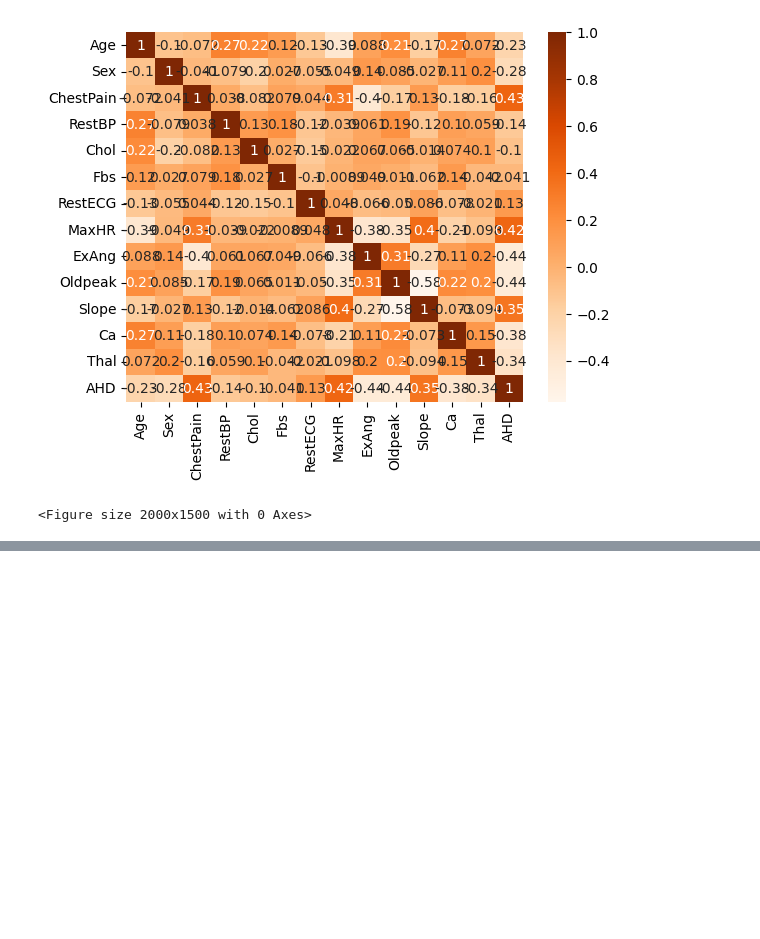
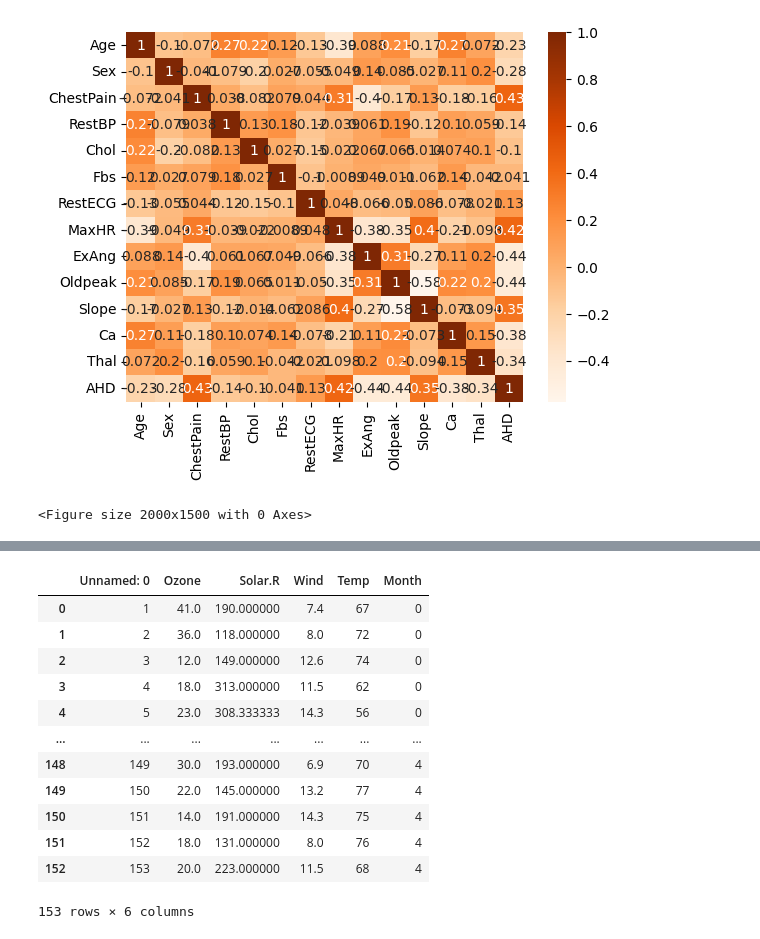
Before and after one commit to adityakardile6329/dsbda-assign, a Jupyter notebook: model build_corre.ipynb, the cells around one changed output, grey strips where cells are left out. Cells and saved outputs as stored; diff of their text form; code cells hidden in the pictures; blank space fills up the shorter version.

```diff
--- a/model build_corre.ipynb
+++ b/model build_corre.ipynb
@@ -84,0 +126,4 @@ plt.show()
+# %%
+df['Ozone'] = df['Ozone'].interpolate()
+# %%
+df['Solar.R'] = df['Solar.R'].interpolate()
@@ -84,0 +143,20 @@ plt.show()
+# %%
+# x = df.iloc[:, 1:5]
+# x
+
+x = df.iloc[:,:-1]
+x
+# %% [output]
+|  | Unnamed: 0 | Ozone | Solar.R | Wind | Temp | Month |
+| 0 | 1 | 41.0 | 190.000000 | 7.4 | 67 | 0 |
+| 1 | 2 | 36.0 | 118.000000 | 8.0 | 72 | 0 |
+| 2 | 3 | 12.0 | 149.000000 | 12.6 | 74 | 0 |
+| 3 | 4 | 18.0 | 313.000000 | 11.5 | 62 | 0 |
+| 4 | 5 | 23.0 | 308.333333 | 14.3 | 56 | 0 |
+| ... | ... | ... | ... | ... | ... | ... |
+| 148 | 149 | 30.0 | 193.000000 | 6.9 | 70 | 4 |
+| 149 | 150 | 22.0 | 145.000000 | 13.2 | 77 | 4 |
+| 150 | 151 | 14.0 | 191.000000 | 14.3 | 75 | 4 |
+| 151 | 152 | 18.0 | 131.000000 | 8.0 | 76 | 4 |
+| 152 | 153 | 20.0 | 223.000000 | 11.5 | 68 | 4 |
+153 rows × 6 columns
```
Also changed, not shown: parts of 12 cells of this notebook.
